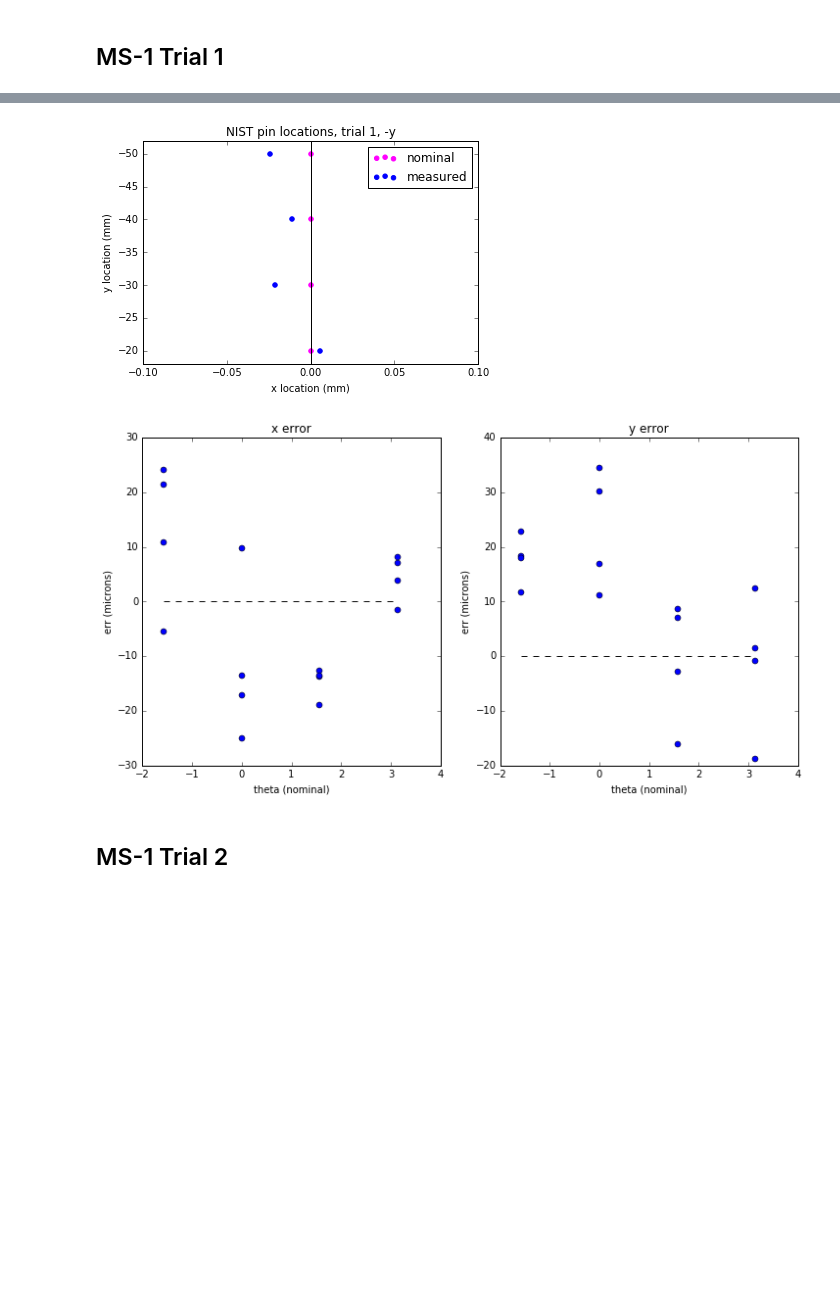
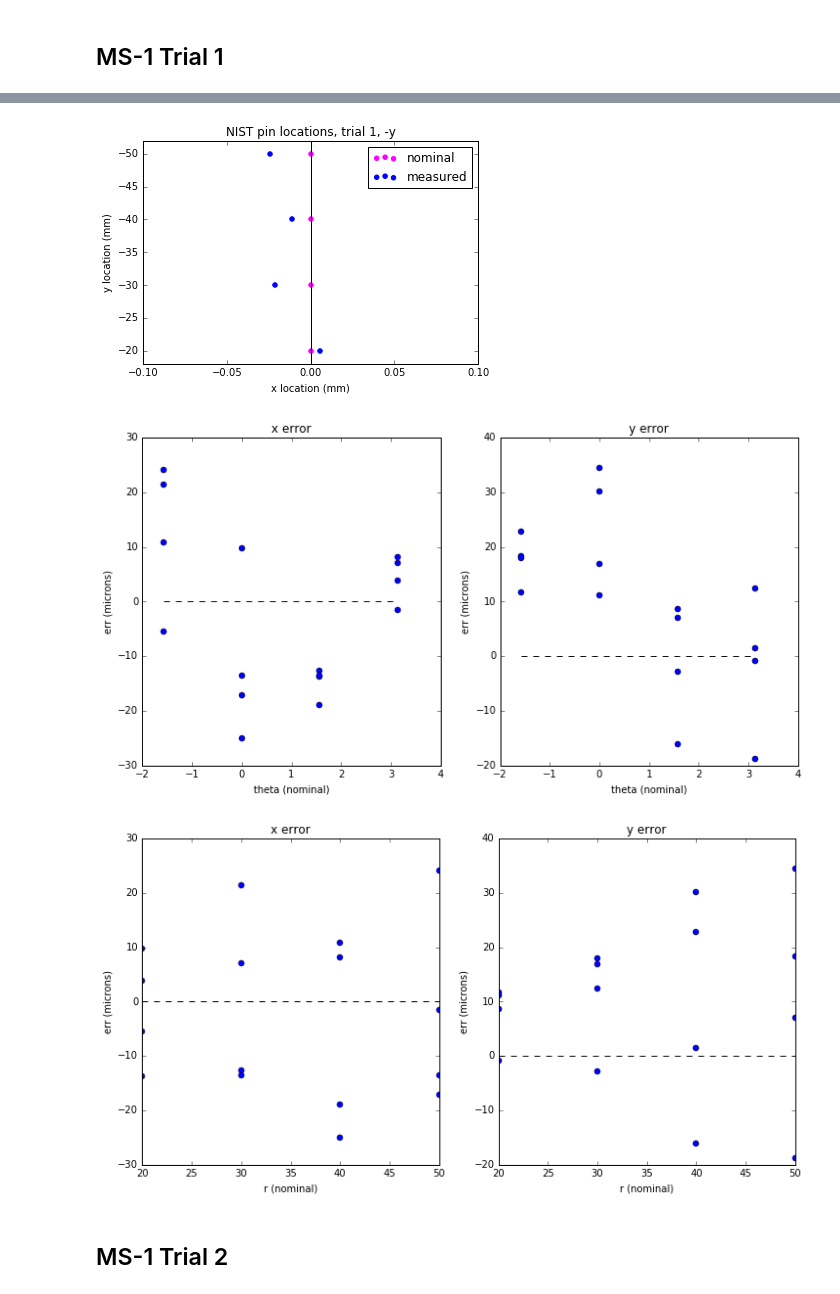
Before and after one commit to mjpekala/gp-am-study, a Jupyter notebook: examples/NIST_M290_maraging_steel.ipynb, the cells around one changed output, grey strips where cells are left out. Saved outputs shown, nothing was run; the diff lists cells and outputs as text; code cells hidden in the pictures; blank space fills up the shorter version.

```diff
--- a/examples/NIST_M290_maraging_steel.ipynb
+++ b/examples/NIST_M290_maraging_steel.ipynb
@@ -90,27 +92,29 @@ Xm3 = Xn - D3
 # %%
 plot_pins(Xn, Xm1)
 plt.title('NIST pin locations, trial 1, +x')
 plt.xlim([18, 52]);  plt.ylim([-.1, .1])
 
 plot_pins(Xn, Xm1)
 plt.title('NIST pin locations, trial 1, +y')
 plt.xlim([-.1, .1]);  plt.ylim([18, 52])
 
 plot_pins(Xn, Xm1)
 plt.title('NIST pin locations, trial 1, -x')
 plt.xlim([-18, -52]);  plt.ylim([-.1, .1])
 
 plot_pins(Xn, Xm1)
 plt.title('NIST pin locations, trial 1, -y')
 plt.xlim([-.1, .1]);  plt.ylim([-18, -52])
 
-plot_xy_err_2d(theta, 1000*D1[:,0], 1000*D1[:,1], xLabel='theta (nominal)', yLabel='err (microns)')
+plot_xy_err_2d(thetaN, 1000*D1[:,0], 1000*D1[:,1], xLabel='theta (nominal)', yLabel='err (microns)')
+plot_xy_err_2d(rN, 1000*D1[:,0], 1000*D1[:,1], xLabel='r (nominal)', yLabel='err (microns)')
 # %% [output]
 [figure]
 [figure]
 [figure]
 [figure]
 [figure]
+[figure, added]
 # %% [markdown]
 ## MS-1 Trial 2
 # %%
```
Also changed, not shown: parts of 6 cells of this notebook.
